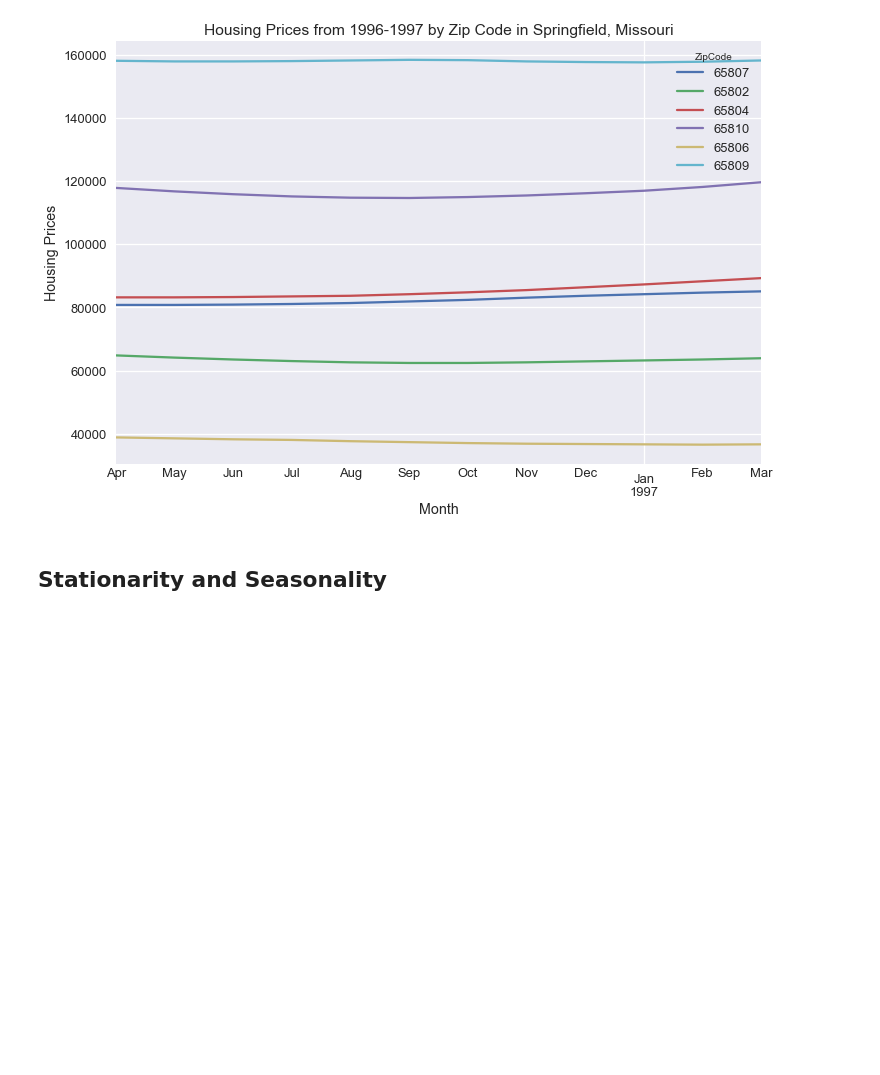
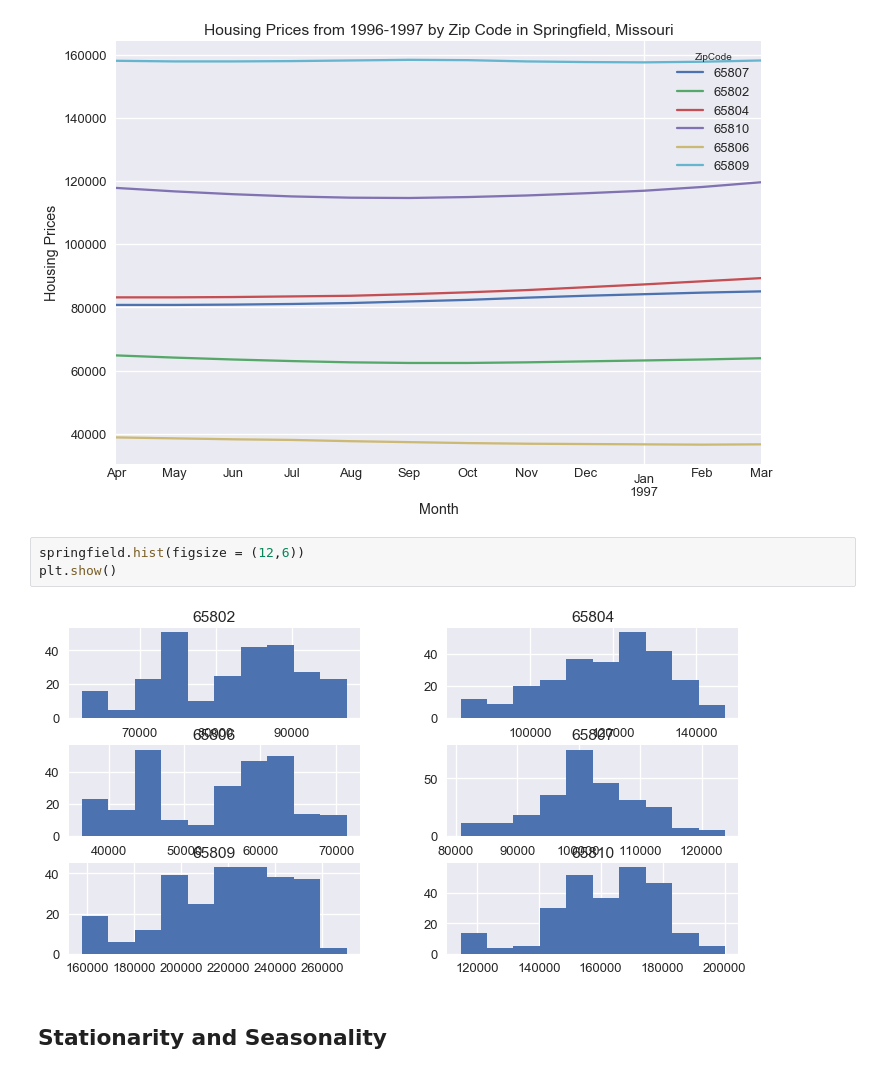
Before and after one commit to tjkim614/springfield_housing_analysis, a Jupyter notebook: 1-Exploratory-Data-Analysis.ipynb, the cells around one changed output. Drawn from its saved outputs; the diff is of its cells as text; blank space fills up the shorter version.

```diff
--- a/1-Exploratory-Data-Analysis.ipynb
+++ b/1-Exploratory-Data-Analysis.ipynb
@@ -133,6 +133,11 @@ plt.savefig('visualizations/prices-year.png')
 plt.show()
 # %% [output]
 [figure]
+# %%
+springfield.hist(figsize = (12,6))
+plt.show()
+# %% [output]
+[figure, added]
 # %% [markdown]
 ## Stationarity and Seasonality
 # %% [markdown]
```
